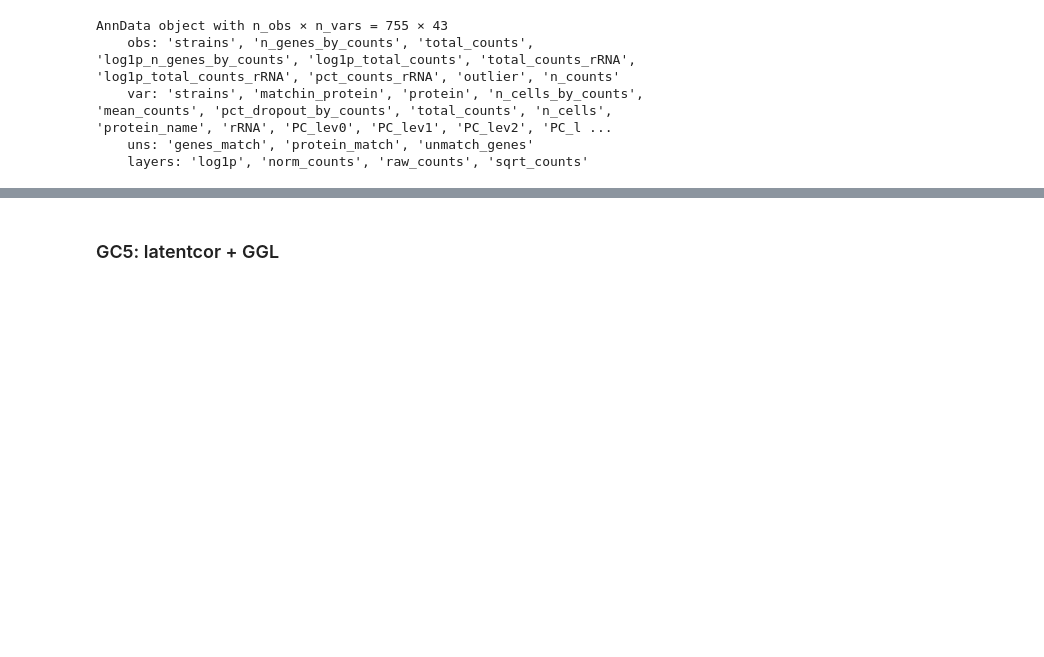
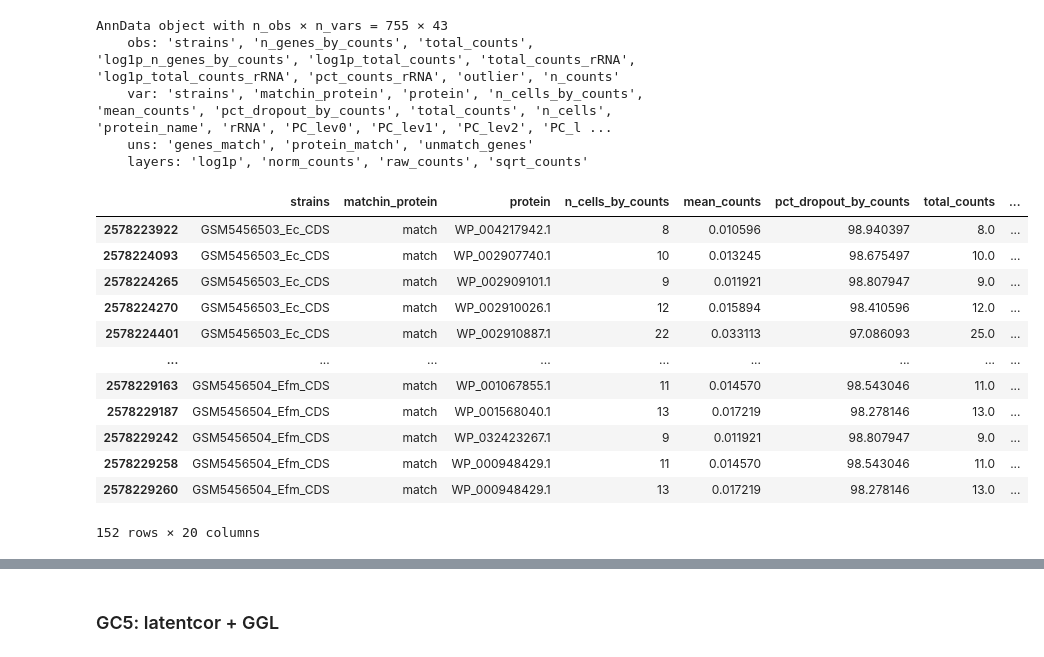
Before and after one commit to leuschjanphilipp/BacDrop-ggi, a Jupyter notebook: notebooks/01b_sgl_kp.ipynb, the cells around one changed output, grey strips where cells are left out. Drawn from its saved outputs; the diff is of its cells as text; code cells hidden in the pictures; blank space fills up the shorter version.

```diff
--- a/notebooks/01b_sgl_kp.ipynb
+++ b/notebooks/01b_sgl_kp.ipynb
@@ -93,3 +93,19 @@ AnnData object with n_obs × n_vars = 755 × 43
     var: 'strains', 'matchin_protein', 'protein', 'n_cells_by_counts', 'mean_counts', 'pct_dropout_by_counts', 'total_counts', 'n_cells', 'protein_name', 'rRNA', 'PC_lev0', 'PC_lev1', 'PC_lev2', 'PC_l ...
     uns: 'genes_match', 'protein_match', 'unmatch_genes'
     layers: 'log1p', 'norm_counts', 'raw_counts', 'sqrt_counts'
+# %%
+kp_mrna_gc1.var
+# %% [output]
+|  | strains | matchin_protein | protein | n_cells_by_counts | mean_counts | pct_dropout_by_counts | total_counts | ... |
+| 2578223922 | GSM5456503_Ec_CDS | match | WP_004217942.1 | 8 | 0.010596 | 98.940397 | 8.0 | ... |
+| 2578224093 | GSM5456503_Ec_CDS | match | WP_002907740.1 | 10 | 0.013245 | 98.675497 | 10.0 | ... |
+| 2578224265 | GSM5456503_Ec_CDS | match | WP_002909101.1 | 9 | 0.011921 | 98.807947 | 9.0 | ... |
+| 2578224270 | GSM5456503_Ec_CDS | match | WP_002910026.1 | 12 | 0.015894 | 98.410596 | 12.0 | ... |
+| 2578224401 | GSM5456503_Ec_CDS | match | WP_002910887.1 | 22 | 0.033113 | 97.086093 | 25.0 | ... |
+| ... | ... | ... | ... | ... | ... | ... | ... | ... |
+| 2578229163 | GSM5456504_Efm_CDS | match | WP_001067855.1 | 11 | 0.014570 | 98.543046 | 11.0 | ... |
+| 2578229187 | GSM5456504_Efm_CDS | match | WP_001568040.1 | 13 | 0.017219 | 98.278146 | 13.0 | ... |
+| 2578229242 | GSM5456504_Efm_CDS | match | WP_032423267.1 | 9 | 0.011921 | 98.807947 | 9.0 | ... |
+| 2578229258 | GSM5456504_Efm_CDS | match | WP_000948429.1 | 11 | 0.014570 | 98.543046 | 11.0 | ... |
+| 2578229260 | GSM5456504_Efm_CDS | match | WP_000948429.1 | 13 | 0.017219 | 98.278146 | 13.0 | ... |
+152 rows × 20 columns
```
Also changed, not shown: parts of 1 cell of this notebook, 6 other files.
